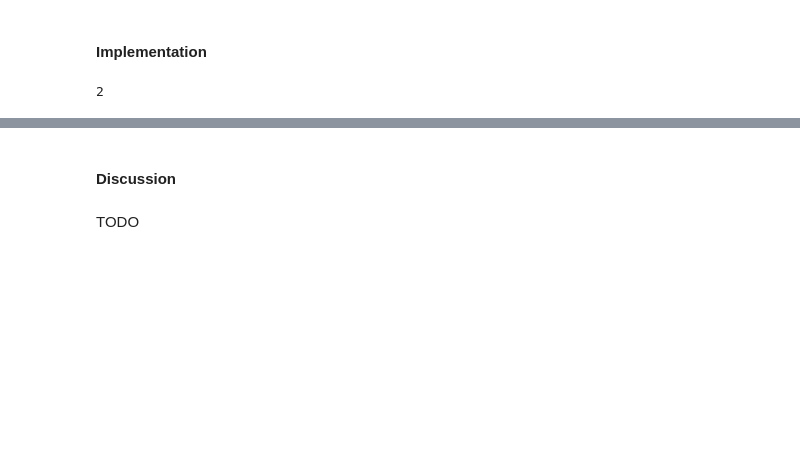
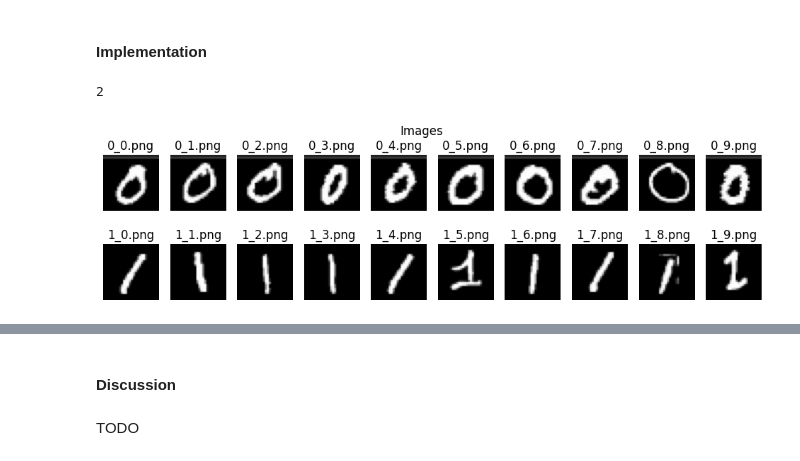
Before and after one commit to OctavioProfeta/iapr, a Jupyter notebook: labs/lab_02_object_description.ipynb, the cells around one changed output, grey strips where cells are left out. Saved outputs shown, nothing was run; the diff lists cells and outputs as text; code cells hidden in the pictures; blank space fills up the shorter version.

```diff
--- a/labs/lab_02_object_description.ipynb
+++ b/labs/lab_02_object_description.ipynb
@@ -435,16 +445,32 @@ def random_scale(img):
 
 # TODO: Apply only rotation for each "0" and "1" and store results below
 rotated_images_zeros = []
+for im in zeros_im:
+    rotated_images_zeros.append(random_rotate(im))
 rotated_images_ones = []
+for im in ones_im:
+    rotated_images_ones.append(random_rotate(im))
 
 # TODO: Apply only translation for each "0" and "1" and store results below
 translated_images_zeros = []
+for im in zeros_im:
+    translated_images_zeros.append(random_translate(im))
 translated_images_ones = []
+for im in ones_im:
+    translated_images_ones.append(random_translate(im))
 
 # TODO: Apply only scaling for each "0" and "1" and store results below
 scaled_images_zeros = []
+for im in zeros_im:
+    scaled_images_zeros.append(random_scale(im))
 scaled_images_ones = []
+for im in ones_im:
+    scaled_images_ones.append(random_scale(im))
 
 # TODO: Apply all 3 transformations sequentially, in your custom order, for each "0" and "1" and store results below
 transformed_images_zeros = []
+for im in zeros_im:
+    transformed_images_zeros.append(random_scale(random_translate(random_rotate(im))))
 transformed_images_ones = []
+for im in ones_im:
+    transformed_images_ones.append(random_scale(random_translate(random_rotate(im))))
@@ -457,0 +477,72 @@ transformed_images_ones = []
+# %%
+# For each of the 4 sets of "0"s and "1"s above, you should find the invaiant features
+# and make a plot (similar to section 1.4) - 4 plots in total!
+# Use a proper labeling/legend for the plots!
+# TODO
+
+# Plot images
+fig, axes = plt.subplots(2, len(zeros_im), figsize=(12, 3))
+for ax, im, nm in zip(axes[0], zeros_im, zeros_names):
+    ax.imshow(im, cmap='gray')
+    ax.axis('off')
+    ax.set_title(nm)
+for ax, im, nm in zip(axes[1], ones_im, ones_names):
+    ax.imshow(im, cmap='gray')
+    ax.axis('off')
+    ax.set_title(nm)
+fig.suptitle("Images")
+plt.show()
+
+# Plot rotated images
+fig, axes2 = plt.subplots(2, len(rotated_images_zeros), figsize=(12, 3))
+for ax2, im, nm in zip(axes2[0], rotated_images_zeros, zeros_names):
+    ax2.imshow(im, cmap='gray')
+    ax2.axis('off')
+    ax2.set_title(nm)
+for ax2, im, nm in zip(axes2[1], rotated_images_ones, ones_names):
+    ax2.imshow(im, cmap='gray')
+    ax2.axis('off')
+    ax2.set_title(nm)
+fig.suptitle("Rotated images")
+plt.show()
+
+# Plot translated images
+fig, axes2 = plt.subplots(2, len(translated_images_zeros), figsize=(12, 3))
+for ax2, im, nm in zip(axes2[0], translated_images_zeros, zeros_names):
+    ax2.imshow(im, cmap='gray')
+    ax2.axis('off')
+    ax2.set_title(nm)
+for ax2, im, nm in zip(axes2[1], translated_images_ones, ones_names):
+    ax2.imshow(im, cmap='gray')
+    ax2.axis('off')
+    ax2.set_title(nm)
+fig.suptitle("Translated images")
+plt.show()
+
+# Plot scaled images
+fig, axes2 = plt.subplots(2, len(scaled_images_zeros), figsize=(12, 3))
+for ax2, im, nm in zip(axes2[0], scaled_images_zeros, zeros_names):
+    ax2.imshow(im, cmap='gray')
+    ax2.axis('off')
+    ax2.set_title(nm)
+for ax2, im, nm in zip(axes2[1], scaled_images_ones, ones_names):
+    ax2.imshow(im, cmap='gray')
+    ax2.axis('off')
+    ax2.set_title(nm)
+fig.suptitle("Scaled images")
+plt.show()
+
+# Plot transformed images
+fig, axes2 = plt.subplots(2, len(transformed_images_zeros), figsize=(12, 3))
+for ax2, im, nm in zip(axes2[0], transformed_images_zeros, zeros_names):
+    ax2.imshow(im, cmap='gray')
+    ax2.axis('off')
+    ax2.set_title(nm)
+for ax2, im, nm in zip(axes2[1], transformed_images_ones, ones_names):
+    ax2.imshow(im, cmap='gray')
+    ax2.axis('off')
+    ax2.set_title(nm)
+fig.suptitle("Transformed images")
+plt.show()
+# %% [output]
+[figure, added]
```
Also changed, not shown: parts of 4 cells of this notebook.
